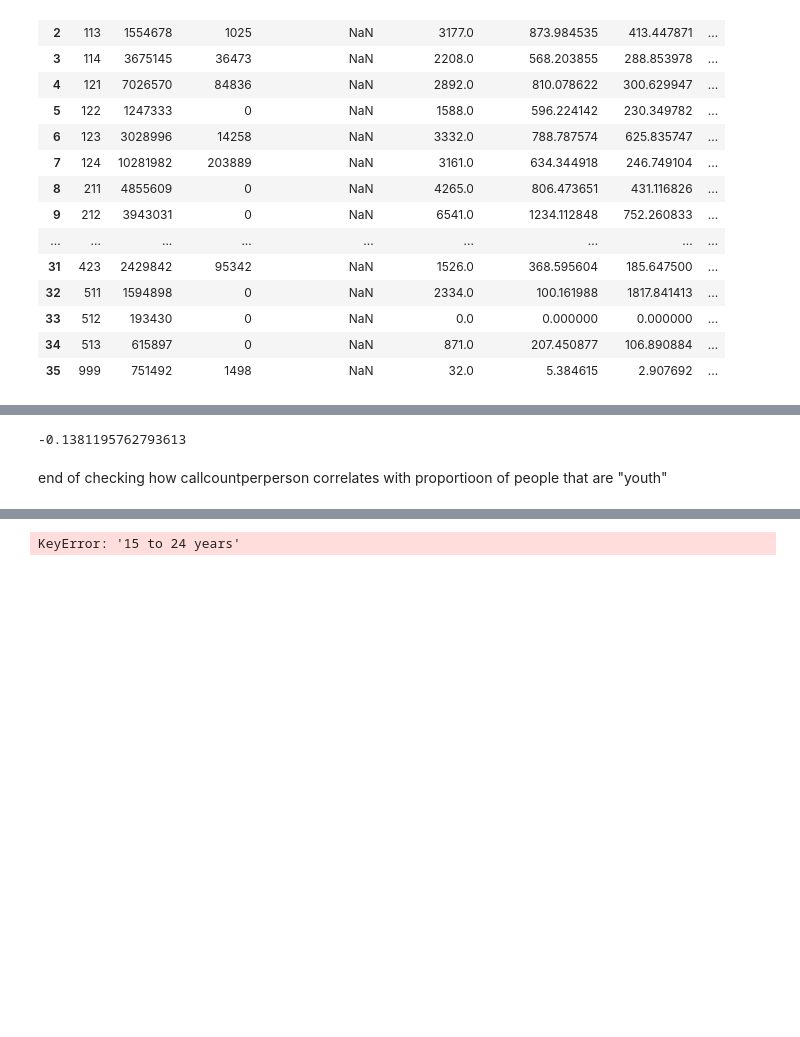
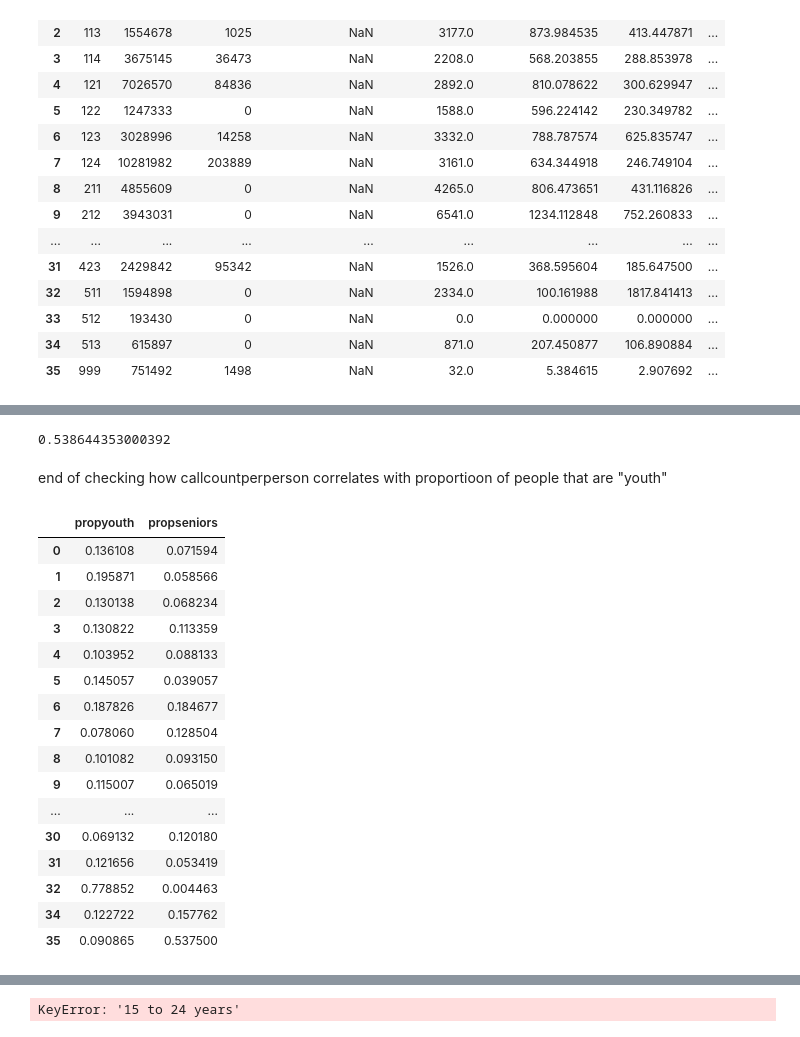
Before and after one commit to sadiesheridan/dataplus-project27-community-safety-durham, a Jupyter notebook: 10_code/hispanicanalysis.ipynb, the cells around one changed output, grey strips where cells are left out. Saved outputs shown, nothing was run; the diff lists cells and outputs as text; code cells hidden in the pictures; blank space fills up the shorter version.

```diff
--- a/10_code/hispanicanalysis.ipynb
+++ b/10_code/hispanicanalysis.ipynb
@@ -679,11 +705,34 @@ beats_callcount_agedata
 | 34 | 513 | 61.0 | 20647.179688 | 9.114313e+06 | 20647.175971 | 513.0 | 35.0 | 142223.381866 | 2.123687e+07 | ... |
 | 35 | 999 | 4.0 | 1308.963013 | 6.932677e+04 | 1308.962953 | 999.0 | 36.0 | 145187.146341 | 2.124243e+07 | ... |
 # %%
-column_1 = beats_callcount_agedata["propyouth"]
+column_1 = beats_callcount_agedata["propseniors"]
 column_2 = beats_callcount_agedata["callcountperperson"]
 correlation = column_1.corr(column_2)
 correlation
 # %% [output]
--0.1381195762793613
+0.538644353000392
 # %% [markdown]
 end of checking how callcountperperson correlates with proportioon of people that are "youth"
+# %%
+isolating3columns = beats_callcount_agedata[['propyouth', 'propseniors']]
+filtered_df = isolating3columns[isolating3columns['propyouth'].notnull()]
+filtered_df = filtered_df[filtered_df['propseniors'].notnull()]
+filtered_df
+# %% [output]
+|  | propyouth | propseniors |
+| 0 | 0.136108 | 0.071594 |
+| 1 | 0.195871 | 0.058566 |
+| 2 | 0.130138 | 0.068234 |
+| 3 | 0.130822 | 0.113359 |
+| 4 | 0.103952 | 0.088133 |
+| 5 | 0.145057 | 0.039057 |
+| 6 | 0.187826 | 0.184677 |
+| 7 | 0.078060 | 0.128504 |
+| 8 | 0.101082 | 0.093150 |
+| 9 | 0.115007 | 0.065019 |
+| ... | ... | ... |
+| 30 | 0.069132 | 0.120180 |
+| 31 | 0.121656 | 0.053419 |
+| 32 | 0.778852 | 0.004463 |
+| 34 | 0.122722 | 0.157762 |
+| 35 | 0.090865 | 0.537500 |
```
Also changed, not shown: parts of 9 cells of this notebook.
